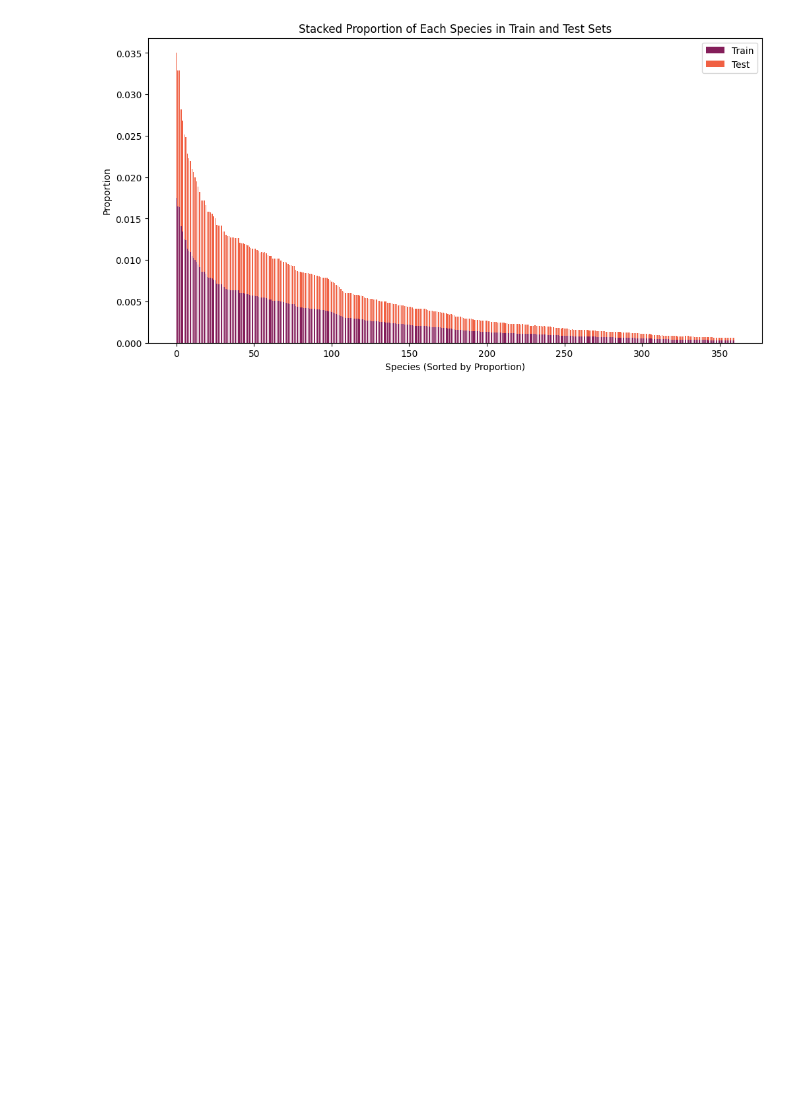
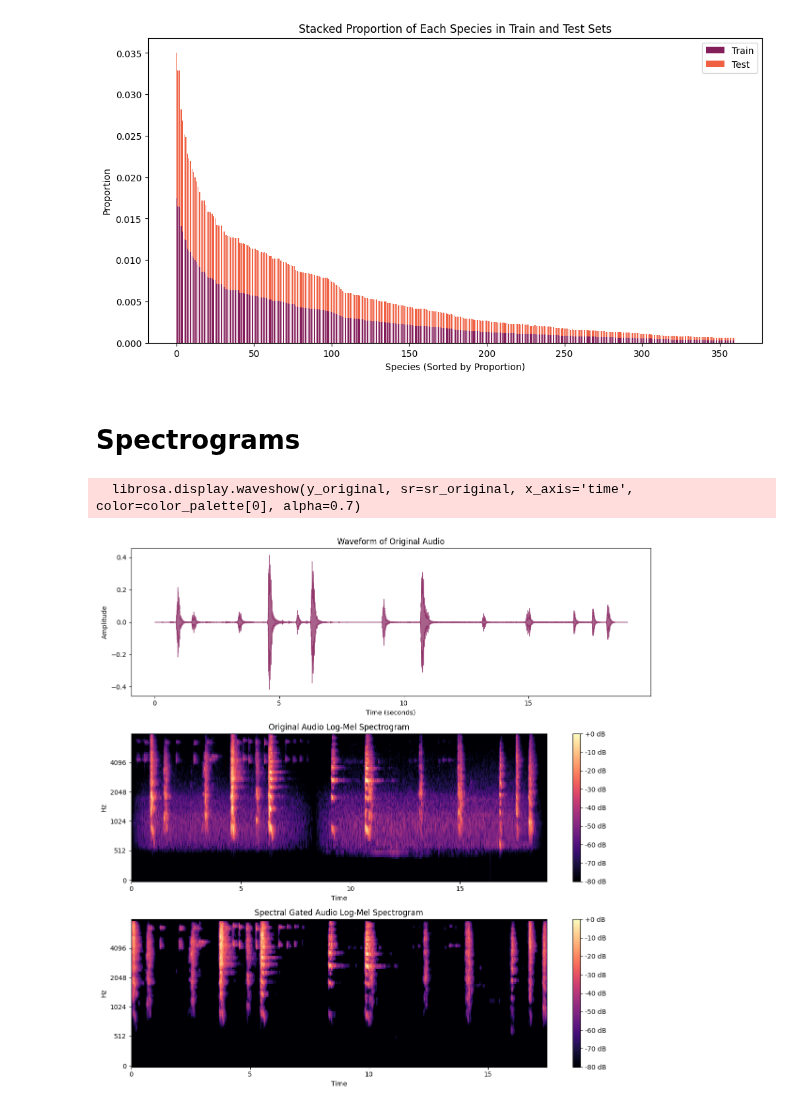
Before and after one commit to Davee02/HSLU.DSPRO1.BirdDetection, a Jupyter notebook: notebooks/09-report-visualizations.ipynb, the cells around one changed output. Drawn from its saved outputs; the diff is of its cells as text; code cells hidden in the pictures; blank space fills up the shorter version.

Commit message:
Spectrograms and Waveform

```diff
--- a/notebooks/09-report-visualizations.ipynb
+++ b/notebooks/09-report-visualizations.ipynb
@@ -129,3 +129,61 @@ plt.legend()
 plt.show()
 # %% [output]
 [figure]
+# %% [markdown]
+# Spectrograms
+# %%
+import os
+import librosa
+import librosa.display
+import matplotlib.pyplot as plt
+import numpy as np
+
+OUTPUT_AUDIO_DIR = '../data/TEST'
+audio_id = 378737
+
+original_audio_path = os.path.join(OUTPUT_AUDIO_DIR, f"{audio_id}_original.mp3")
+spectral_gated_audio_path = os.path.join(OUTPUT_AUDIO_DIR, f"{audio_id}_spectral_gating.mp3")
+normalized_audio_path = os.path.join(OUTPUT_AUDIO_DIR, f"{audio_id}_normalized.mp3")
+
+y_original, sr_original = librosa.load(original_audio_path, sr=16000)
+y_spectral_gated, sr_spectral_gated = librosa.load(spectral_gated_audio_path, sr=16000)
+y_normalized, sr_normalized = librosa.load(normalized_audio_path, sr=16000)
+
+n_mels = 80
+n_fft = 400
+hop_length = 160
+
+mel_original = librosa.feature.melspectrogram(y=y_original, sr=sr_original, n_fft=n_fft, hop_length=hop_length, n_mels=n_mels)
+mel_db_original = librosa.power_to_db(mel_original, ref=np.max)
+
+mel_spectral_gated = librosa.feature.melspectrogram(y=y_spectral_gated, sr=sr_spectral_gated, n_fft=n_fft, hop_length=hop_length, n_mels=n_mels)
+mel_db_spectral_gated = librosa.power_to_db(mel_spectral_gated, ref=np.max)
+
+plt.figure(figsize=(12, 12))
+
+
+plt.subplot(3, 1, 1)
+librosa.display.waveshow(y_original, sr=sr_original, x_axis='time', color=color_palette[0], alpha=0.7)
+plt.title('Waveform of Original Audio')
+plt.xlabel('Time (seconds)')
+plt.ylabel('Amplitude')
+
+
+# Log-Mel Spectrogram of Original Audio
+plt.subplot(3, 1, 2)
+librosa.display.specshow(mel_db_original, sr=sr_original, hop_length=hop_length, x_axis='time', y_axis='mel')
+plt.colorbar(format='%+2.0f dB')
+plt.title('Original Audio Log-Mel Spectrogram')
+
+# Log-Mel Spectrogram of Spectral Gated Audio
+plt.subplot(3, 1, 3)
+librosa.display.specshow(mel_db_spectral_gated, sr=sr_spectral_gated, hop_length=hop_length, x_axis='time', y_axis='mel')
+plt.colorbar(format='%+2.0f dB')
+plt.title('Spectral Gated Audio Log-Mel Spectrogram')
+
+# Adjust layout
+plt.tight_layout()
+plt.show()
+# %% [output]
+  librosa.display.waveshow(y_original, sr=sr_original, x_axis='time', color=color_palette[0], alpha=0.7)
+[figure, added]
```
